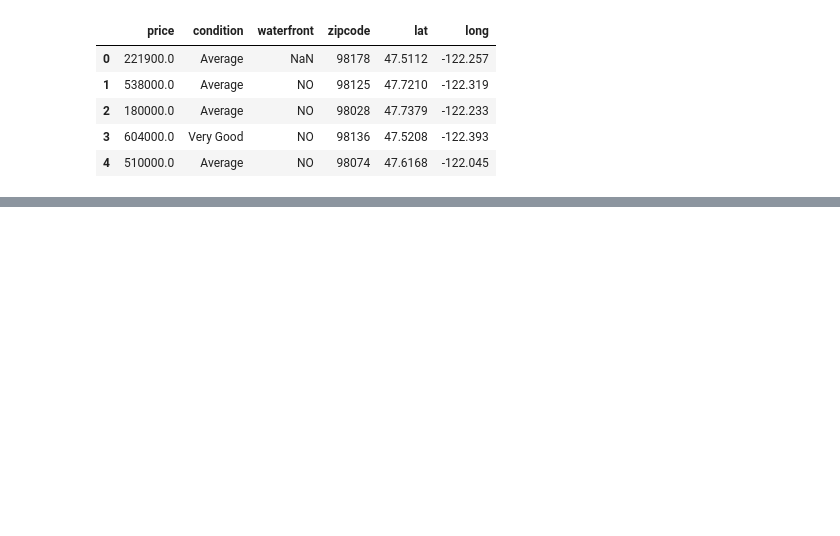
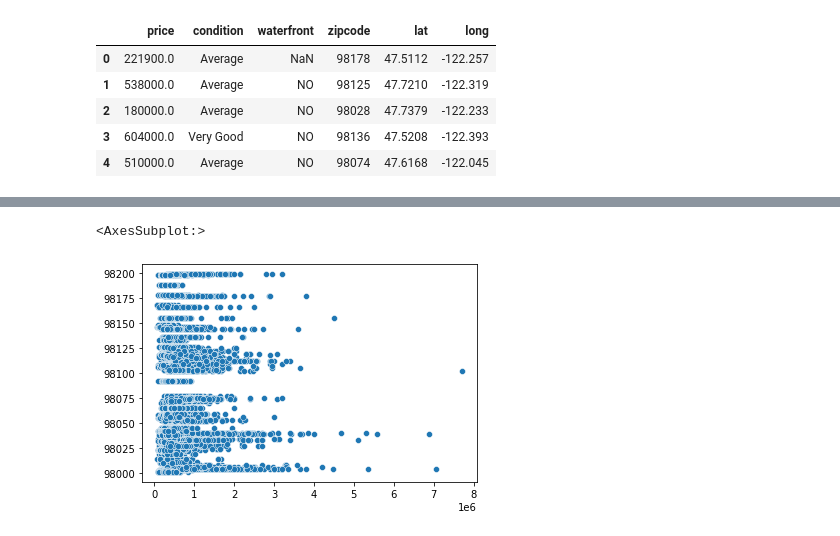
Before and after one commit to Jyve00/King-County-Housing-, a Jupyter notebook: notebooks/Stephen/data_clean.ipynb, the cells around one changed output, grey strips where cells are left out. Saved outputs shown, nothing was run; the diff lists cells and outputs as text; code cells hidden in the pictures; blank space fills up the shorter version.

```diff
--- a/notebooks/Stephen/data_clean.ipynb
+++ b/notebooks/Stephen/data_clean.ipynb
@@ -72,0 +116,5 @@ my_df.loc[]
+# %%
+sns.scatterplot(data=my_df, x=x,y=y)
+# %% [output]
+<AxesSubplot:>
+[figure, added]
```
Also changed, not shown: parts of 10 cells of this notebook.
